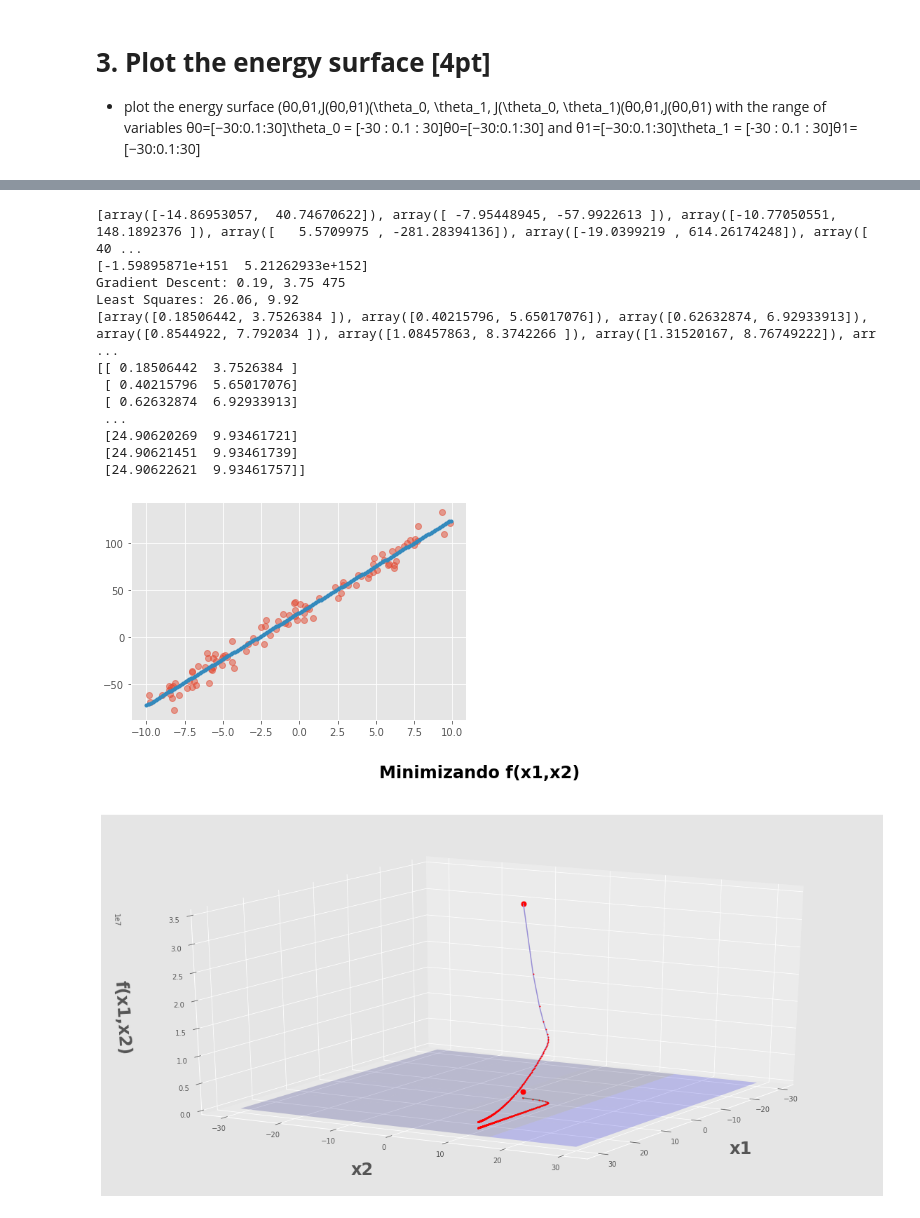
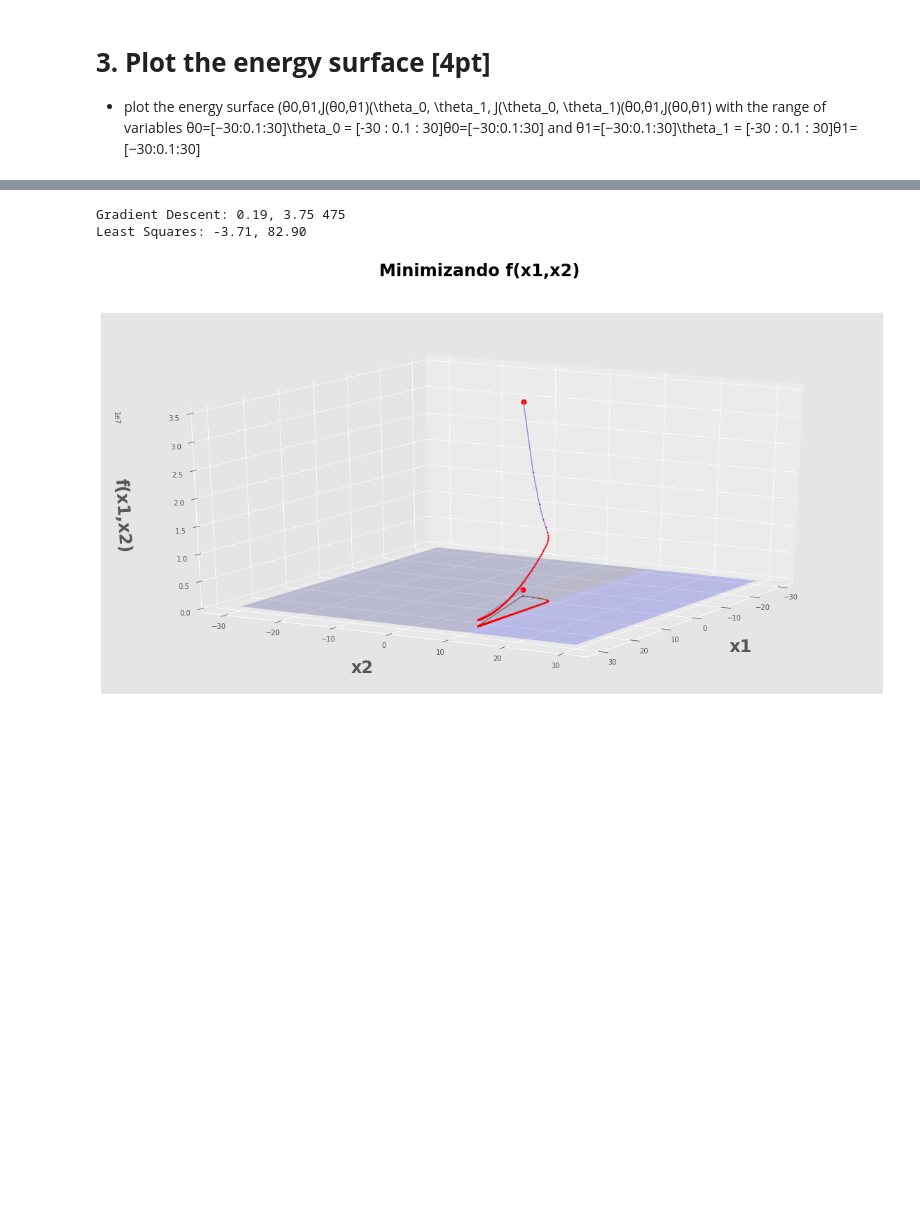
Before and after one commit to dlguswn3659/class-MachineLearning, a Jupyter notebook: assignment03.ipynb, the cells around one changed output, grey strips where cells are left out. Cells and saved outputs as stored; diff of their text form; code cells hidden in the pictures; blank space fills up the shorter version.

```diff
--- a/assignment03.ipynb
+++ b/assignment03.ipynb
@@ -294,33 +327,14 @@ plt.savefig("Minimization_image.png")
 #                        noise=20,
 #                        random_state=2017)
 
+
 # x = x.flatten()
-
-# x = []
-
-# for i in range(200):
-#   line = []
-#   line.append(x_data[i])
-#   x.append(line)
-
-# x = [[0 for col in range(1)] for row in range(200)]
-# for i in range(200):
-#   x[i][0] = x_data[i]
 
 x = x_data
 y = y_data[0:100]
 
 x = x.flatten()
 x = x[0:100]
-
-# print(x)
-# print(y)
-
-slope, intercept, _,_,_ = stats.linregress(x,y)
-best_fit = np.vectorize(lambda x: x * slope + intercept)
-plt.plot(x,y, 'o', alpha=0.5)
-grid = np.arange(-10,10,0.1)
-plt.plot(grid,best_fit(grid), '.')
 
 def gradient_descent(x, y, theta_init, step=0.001, maxsteps=0, precision=0.001, ):
     costs = []
@@ -357,13 +371,10 @@ def gradient_descent(x, y, theta_init, step=0.001, maxsteps=0, precision=0.001,
     return history, costs, preds, counter
 
 xaug = np.c_[np.ones(x.shape[0]), x]
-# print(x.shape[0])
-# print(xaug)
+theta_i = [-15, 40] + np.random.rand(2)
+# theta_i = -30
+history, cost, preds, iters = gradient_descent(xaug, y, theta_i, step=0.1)
 
-theta_i = [-15, 40] + np.random.rand(2)
-history, cost, preds, iters = gradient_descent(xaug, y, theta_i, step=0.1)
-print(history)
-print(history[-1])
 theta[0] = theta0_history[0]
 theta[1] = theta1_history[0]
 history = theta_history
@@ -377,62 +388,47 @@ for i in range(iters):
   cost.append(cost_history[i])
   history.append(theta_history[i])
 
+theta = history[-1]
 
-# print(cost[-1])
-# print(cost[0])
-# print(cost)
-# print(cost_history)
-
-print(history)
-print(theta_history)
 from mpl_toolkits.mplot3d import Axes3D
 
 def error(X, Y, THETA):
     return np.sum((X.dot(THETA) - Y)**2)/(2*Y.size)
 
-# ms = np.linspace(theta[0] - 20 , theta[0] + 20, 20)
-# bs = np.linspace(theta[1] - 40 , theta[1] + 40, 40)
+ms = np.linspace(-30 , 30, 10)
+bs = np.linspace(-30 , 30, 10)
 
-ms = np.linspace(-30 , 30, 5)
-bs = np.linspace(-30 , 30, 5)
+# ms = np.linspace(-30 , 30, 5)
+# bs = np.linspace(-30 , 30, 5)
 
 M, B = np.meshgrid(ms, bs)
 
 zs = np.array([error(xaug, y, theta)
                for theta in zip(np.ravel(M), np.ravel(B))])
 Z = zs.reshape(M.shape)
 
 fig = plt.figure(figsize=(20, 10))
 ax = fig.add_subplot(111, projection='3d')
 
 ax.plot_surface(M, B, Z, rstride=1, cstride=1, color='b', alpha=0.2)
 #ax.contour(M, B, Z, 20, color='b', alpha=0.5, offset=0, stride=30)
 
 ax.set_xlabel('x1', labelpad=30, fontsize=24, fontweight='bold')
 ax.set_ylabel('x2', labelpad=30, fontsize=24, fontweight='bold')
 ax.set_zlabel('f(x1,x2)', labelpad=30, fontsize=24, fontweight='bold')
 ax.view_init(elev=20., azim=30)
+
 ax.plot([theta[0]], [theta[1]], [cost[-1]] , markerfacecolor='r', markeredgecolor='r', marker='o', markersize=7)
 ax.plot([history[0][0]], [history[0][1]], [cost[0]] , markerfacecolor='r', markeredgecolor='r', marker='o', markersize=7)
 
 
 ax.plot([t[0] for t in history], [t[1] for t in history], cost , markerfacecolor='r', markeredgecolor='r', marker='.', markersize=2)
 ax.plot([t[0] for t in history], [t[1] for t in history], 0 , markerfacecolor='r', markeredgecolor='r', marker='.', markersize=2)
 
+
 fig.suptitle("Minimizando f(x1,x2)", fontsize=24, fontweight='bold')
 plt.savefig("Minimization_image.png")
 # %% [output]
-[array([-14.86953057,  40.74670622]), array([ -7.95448945, -57.9922613 ]), array([-10.77050551, 148.1892376 ]), array([   5.5709975 , -281.28394136]), array([-19.0399219 , 614.26174248]), array([   40 ...
-[-1.59895871e+151  5.21262933e+152]
 Gradient Descent: 0.19, 3.75 475
-Least Squares: 26.06, 9.92
-[array([0.18506442, 3.7526384 ]), array([0.40215796, 5.65017076]), array([0.62632874, 6.92933913]), array([0.8544922, 7.792034 ]), array([1.08457863, 8.3742266 ]), array([1.31520167, 8.76749222]), arr ...
-[[ 0.18506442  3.7526384 ]
- [ 0.40215796  5.65017076]
- [ 0.62632874  6.92933913]
- ...
- [24.90620269  9.93461721]
- [24.90621451  9.93461739]
- [24.90622621  9.93461757]]
+Least Squares: -3.71, 82.90
-[figure, old version]
+[figure, new version]
-[figure, removed]
```
Also changed, not shown: parts of 2 cells of this notebook.
